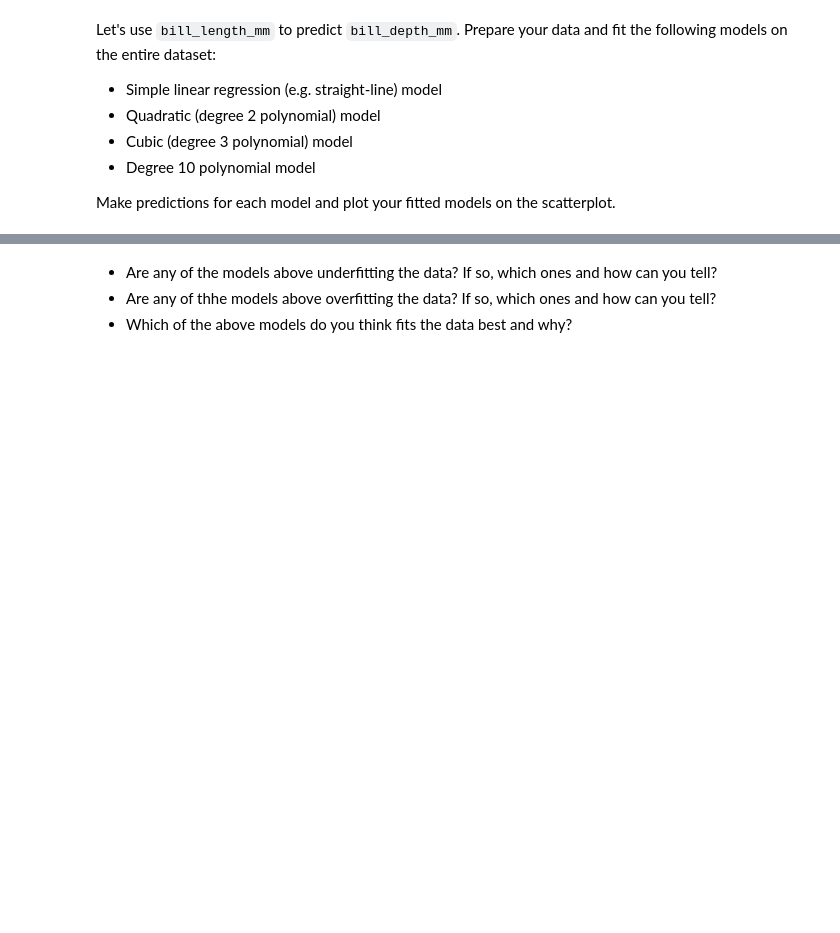
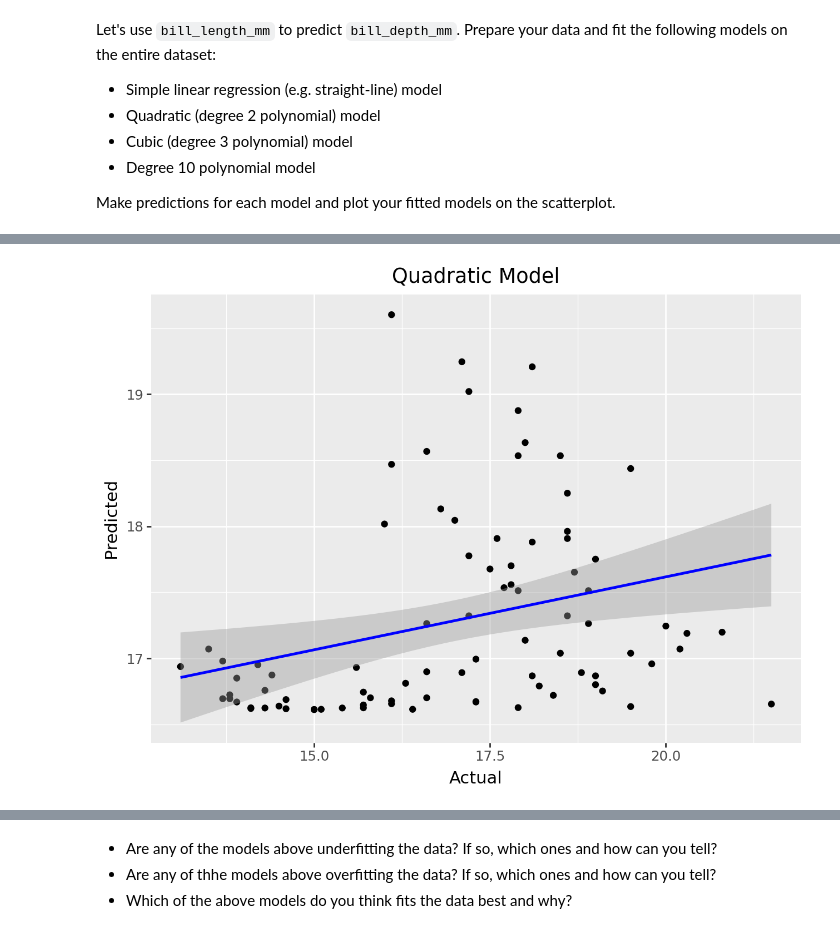
Before and after one commit to r-morag/Practice-Assignments, a Jupyter notebook: Practice_Activity_Polynomial_Regression.ipynb, the cells around one changed output, grey strips where cells are left out. Saved outputs shown, nothing was run; the diff lists cells and outputs as text; code cells hidden in the pictures; blank space fills up the shorter version.

```diff
--- a/Practice_Activity_Polynomial_Regression.ipynb
+++ b/Practice_Activity_Polynomial_Regression.ipynb
@@ -62,3 +60,38 @@ from plotnine import aes, geom_point, ggplot, labs, geom_smooth
+# %%
+from sklearn.linear_model import LinearRegression
+from sklearn.model_selection import train_test_split
+
+df_penguins["bill_length_mm_2"] = df_penguins[["bill_length_mm"]] ** 2
+df_penguins["bill_length_mm_3"] = df_penguins[["bill_length_mm"]] ** 3
+df_penguins["bill_length_mm_4"] = df_penguins[["bill_length_mm"]] ** 4
+df_penguins["bill_length_mm_5"] = df_penguins[["bill_length_mm"]] ** 5
+df_penguins["bill_length_mm_6"] = df_penguins[["bill_length_mm"]] ** 6
+df_penguins["bill_length_mm_7"] = df_penguins[["bill_length_mm"]] ** 7
+df_penguins["bill_length_mm_8"] = df_penguins[["bill_length_mm"]] ** 8
+df_penguins["bill_length_mm_9"] = df_penguins[["bill_length_mm"]] ** 9
+
+y = df_penguins["bill_depth_mm"]
+X = df_penguins[["bill_length_mm", "bill_length_mm_2"]]
+
+X_train, X_test, y_train, y_test = train_test_split(X, y, test_size=0.25)
+
+lr = LinearRegression()
+lr_fit = lr.fit(X_train, y_train)
+
+y_pred_quad = lr_fit.predict(X_test)
+y_quad_train = lr_fit.predict(X_train)
+
+df_quad = pd.DataFrame({"Actual": y_test,
+              "Predicted": y_pred_quad})
+
+from plotnine import aes, geom_point, ggplot, labs, geom_smooth
+
+(ggplot(df_quad, aes(x="Actual", y="Predicted"))
++ geom_point()
++ labs(title="Quadratic Model")
++ geom_smooth(method='lm', color='blue'))
+# %% [output]
+[figure, added]
 # %%
 from sklearn.linear_model import LinearRegression
 from sklearn.model_selection import train_test_split
```
Also changed, not shown: parts of 9 cells of this notebook, 4 other files.
